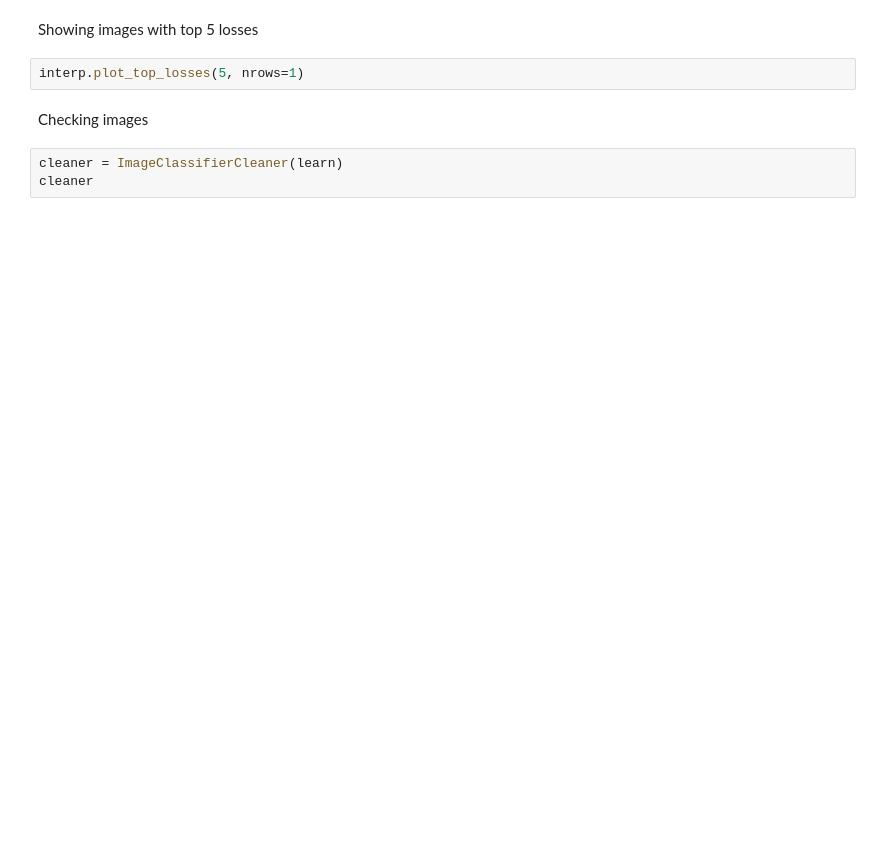
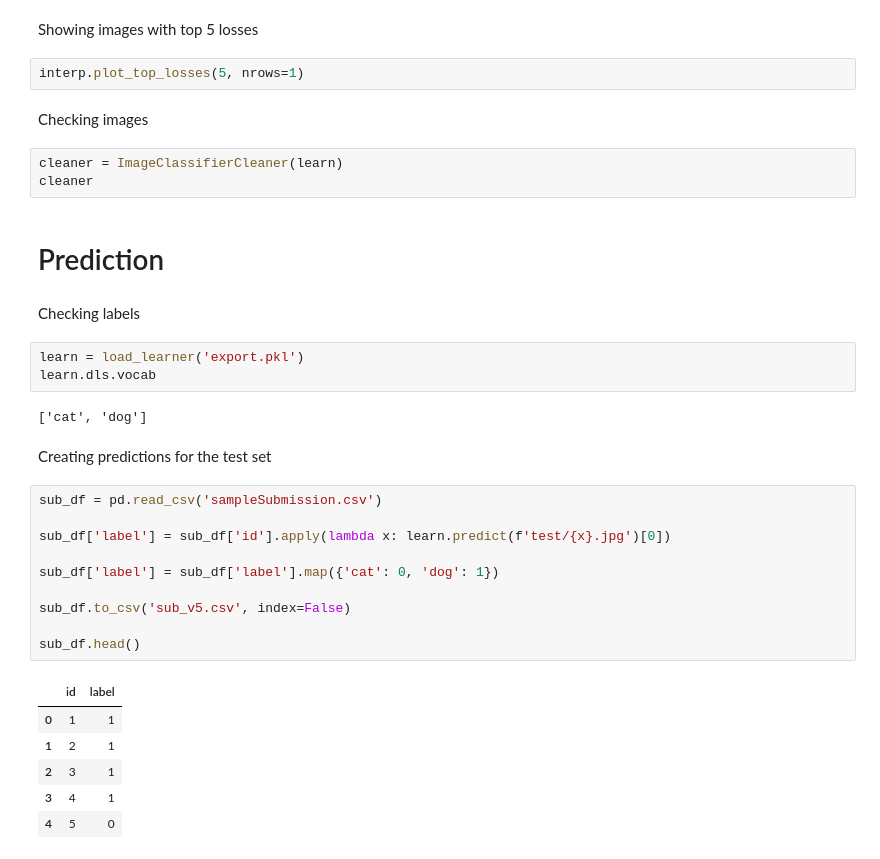
Before and after one commit to VaheC/Cats_vs_Dogs, a Jupyter notebook: code_v5.ipynb, the cells around one changed output. Drawn from its saved outputs; the diff is of its cells as text; blank space fills up the shorter version.

Commit message:
code v5 predictions added

```diff
--- a/code_v5.ipynb
+++ b/code_v5.ipynb
@@ -78,3 +82,31 @@ Checking images
 # %%
 cleaner = ImageClassifierCleaner(learn)
 cleaner
+# %% [markdown]
+# Prediction
+# %% [markdown]
+Checking labels
+# %%
+learn = load_learner('export.pkl')
+learn.dls.vocab
+# %% [output]
+['cat', 'dog']
+# %% [markdown]
+Creating predictions for the test set
+# %%
+sub_df = pd.read_csv('sampleSubmission.csv')
+
+sub_df['label'] = sub_df['id'].apply(lambda x: learn.predict(f'test/{x}.jpg')[0])
+
+sub_df['label'] = sub_df['label'].map({'cat': 0, 'dog': 1})
+
+sub_df.to_csv('sub_v5.csv', index=False)
+
+sub_df.head()
+# %% [output]
+|  | id | label |
+| 0 | 1 | 1 |
+| 1 | 2 | 1 |
+| 2 | 3 | 1 |
+| 3 | 4 | 1 |
+| 4 | 5 | 0 |
```
Also changed, not shown: parts of 1 cell of this notebook.
